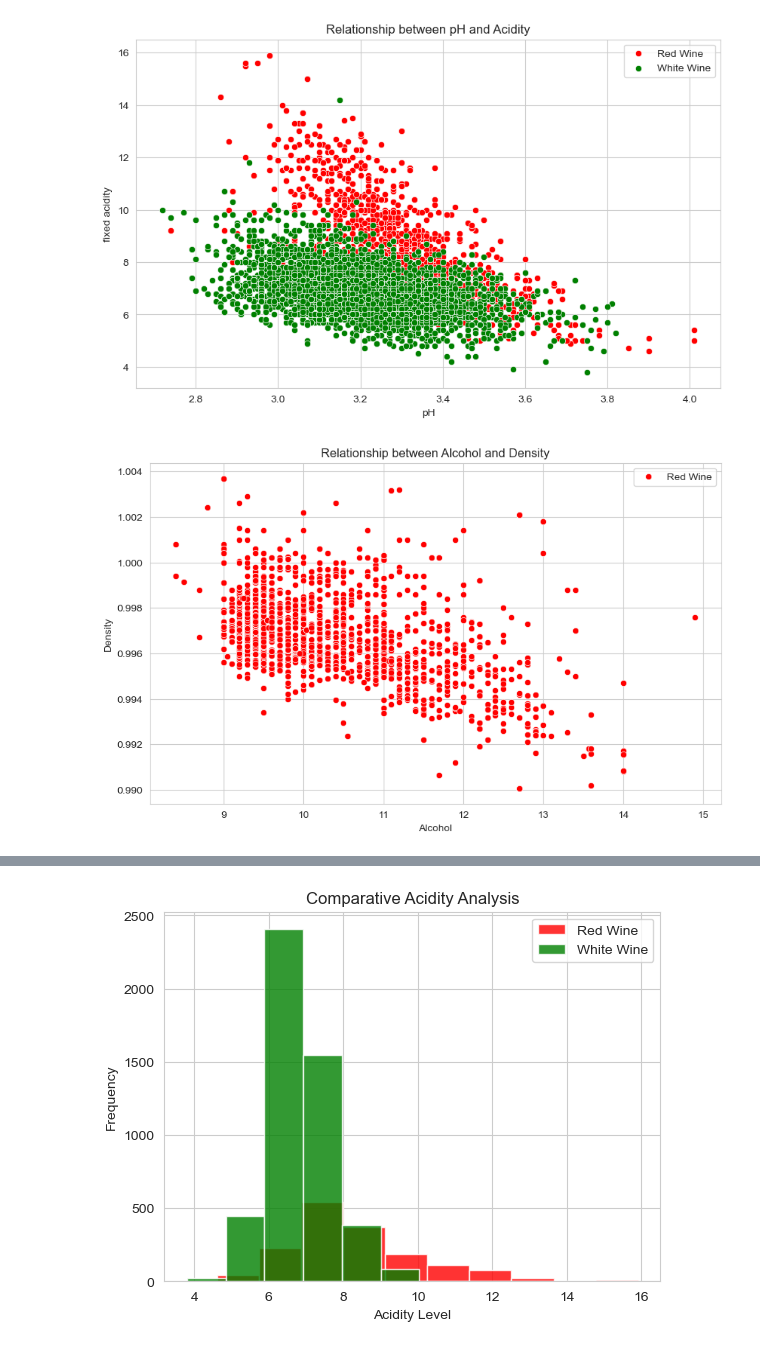
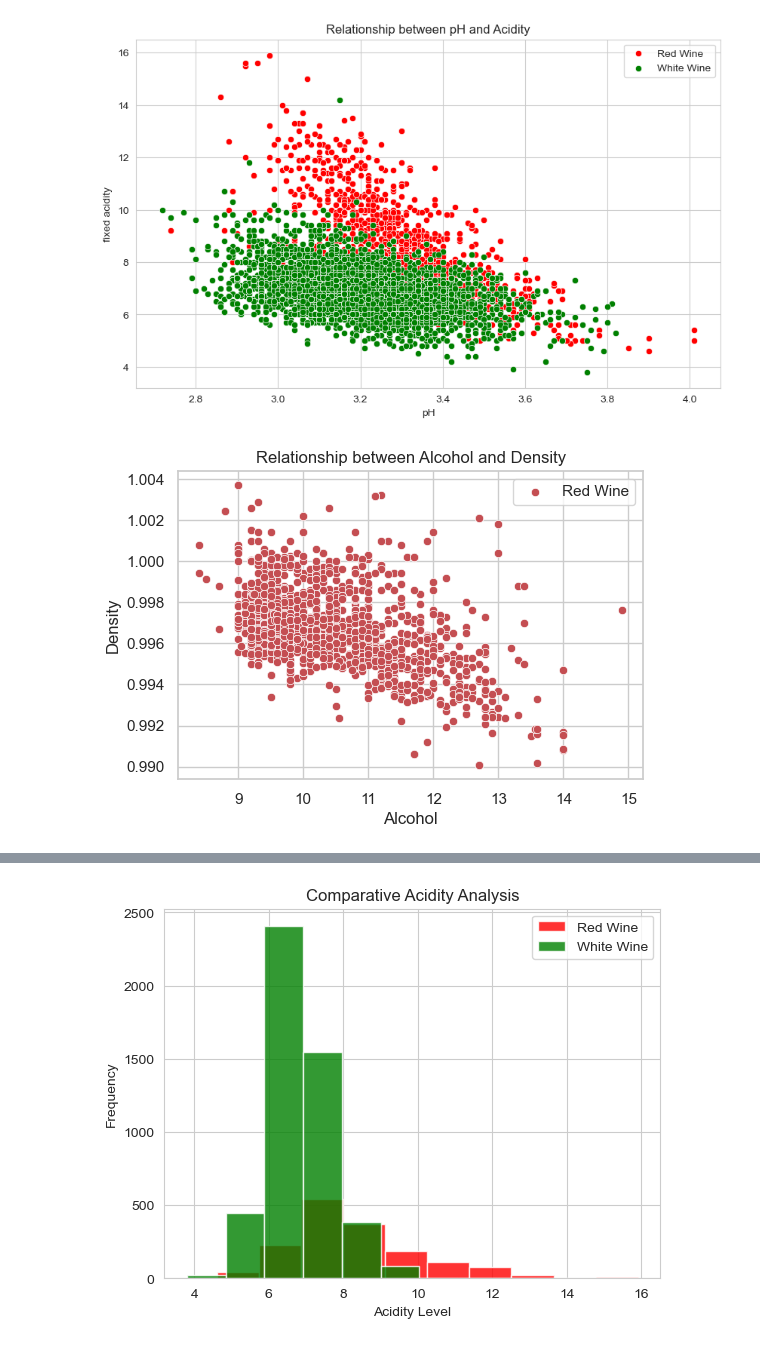
Before and after one commit to Sudha25a/Projects-2, a Jupyter notebook: Wine project practice.ipynb, the cells around one changed output, grey strips where cells are left out. Cells and saved outputs as stored; diff of their text form; code cells hidden in the pictures.

```diff
--- a/Wine project practice.ipynb
+++ b/Wine project practice.ipynb
@@ -102,13 +102,13 @@ plt.show()
 # %% [output]
 [figure]
 # %%
-plt.figure(figsize=(10,6))
+plt.figure(figsize=(6,4))
 sns.scatterplot(x='alcohol', y='density', data=Redwine, label='Red Wine', color ='r')
 plt.title('Relationship between Alcohol and Density')
 plt.xlabel('Alcohol')
 plt.ylabel('Density')
 plt.legend()
 plt.show()
 # %% [output]
-[figure, old version]
+[figure, new version]
 # %%
```
Also changed, not shown: parts of 10 cells of this notebook, 3 other files.
